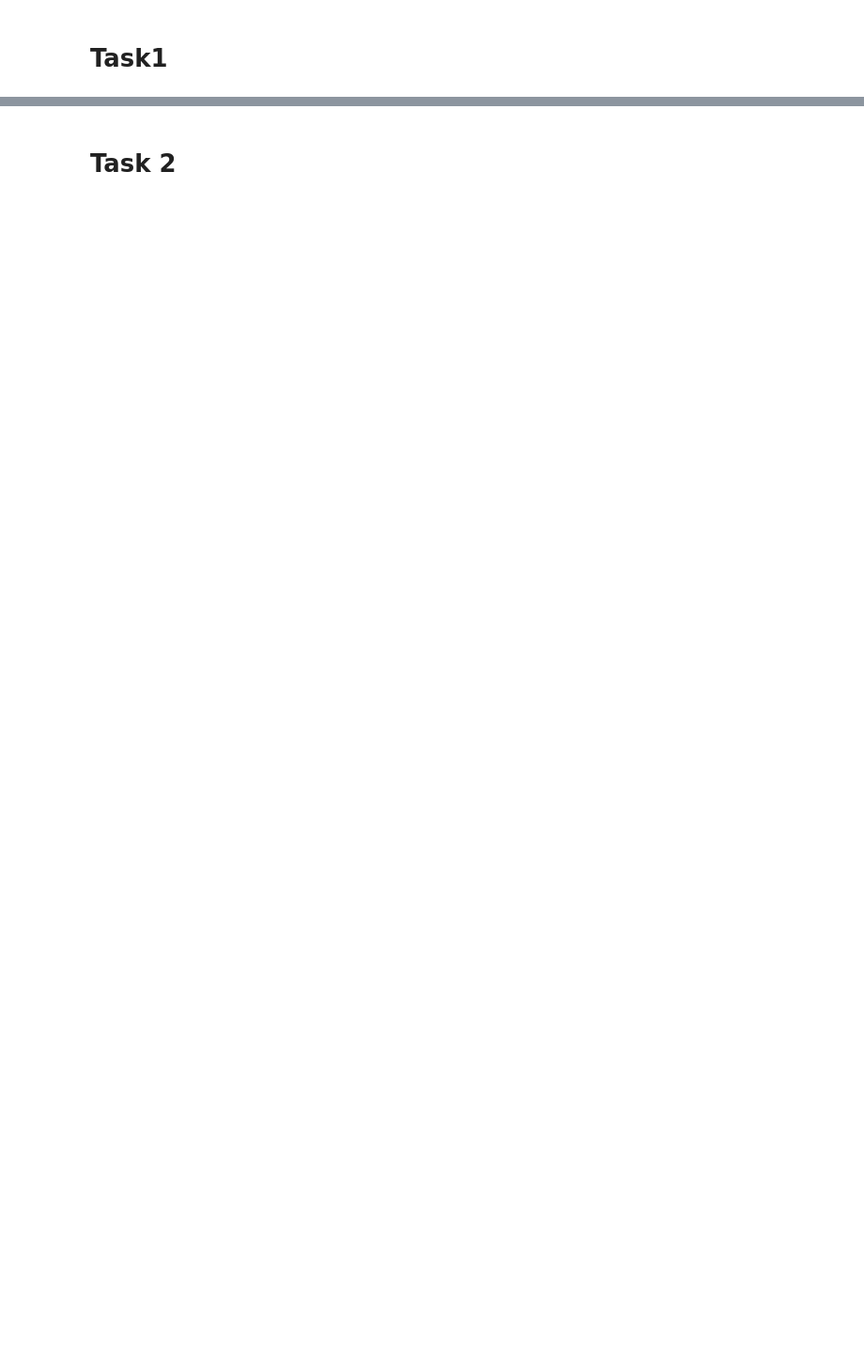
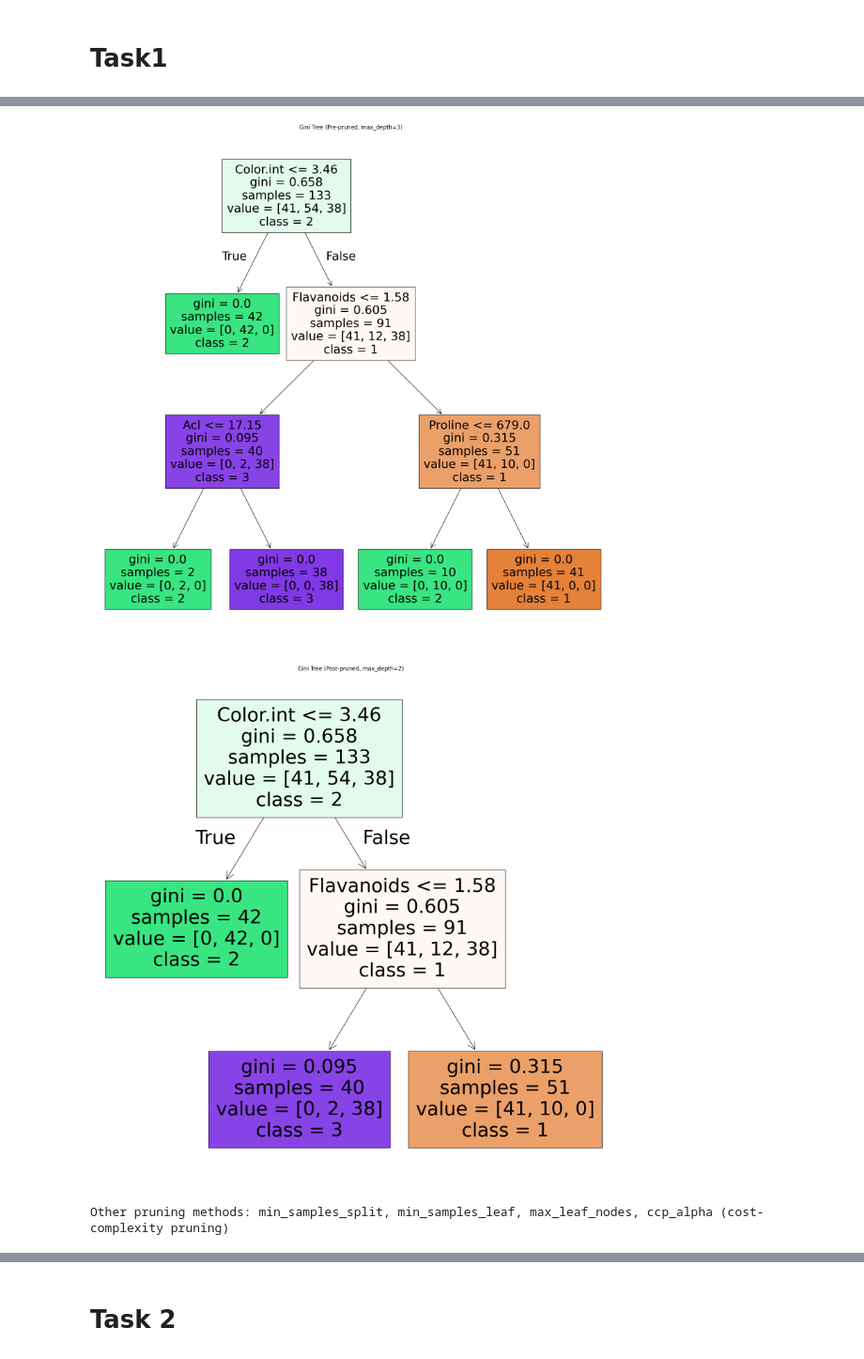
Before and after one commit to RavinduRepo/ML-Python-labs, a Jupyter notebook: Lab03/lab03.ipynb, the cells around one changed output, grey strips where cells are left out. Shown at 94% size. Cells and saved outputs as stored; diff of their text form; code cells hidden in the pictures; blank space fills up the shorter version.

```diff
--- a/Lab03/lab03.ipynb
+++ b/Lab03/lab03.ipynb
@@ -95,0 +482,28 @@ ExecutableNotFound: failed to execute WindowsPath('dot'), make sure the Graphviz
+# %%
+# Pre-pruning: Limit tree depth to avoid overfitting
+clf_gini_pruned = DecisionTreeClassifier(criterion='gini', max_depth=3, random_state=0)
+clf_gini_pruned.fit(X_train, y_train)
+
+plt.figure(figsize=(20, 20))
+plot_tree(clf_gini_pruned,
+          feature_names=X.columns,
+          class_names=['1', '2', '3'],
+          filled=True)
+plt.title("Gini Tree (Pre-pruned, max_depth=3)")
+plt.show()
+
+# Post-pruning: Limit tree depth after initial fit (can also use ccp_alpha for cost-complexity pruning)
+clf_gini_postpruned = DecisionTreeClassifier(criterion='gini', max_depth=2, random_state=0)
+clf_gini_postpruned.fit(X_train, y_train)
+
+plt.figure(figsize=(20, 20))
+plot_tree(clf_gini_postpruned,
+          feature_names=X.columns,
+          class_names=['1', '2', '3'],
+          filled=True)
+plt.title("Gini Tree (Post-pruned, max_depth=2)")
+plt.show()
+# %% [output]
+[figure, added]
+[figure, added]
+Other pruning methods: min_samples_split, min_samples_leaf, max_leaf_nodes, ccp_alpha (cost-complexity pruning)
```
Also changed, not shown: parts of 72 cells of this notebook, 12 other files.
